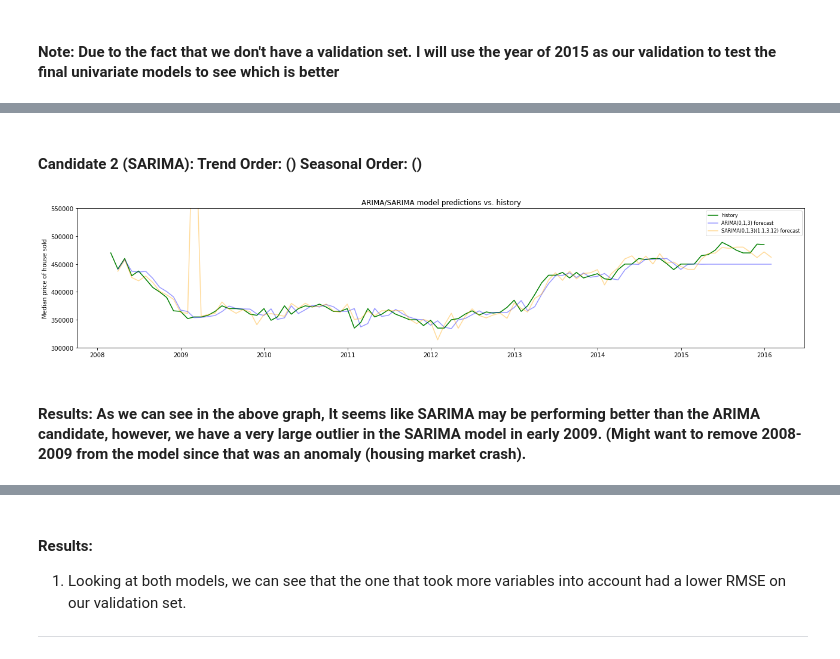
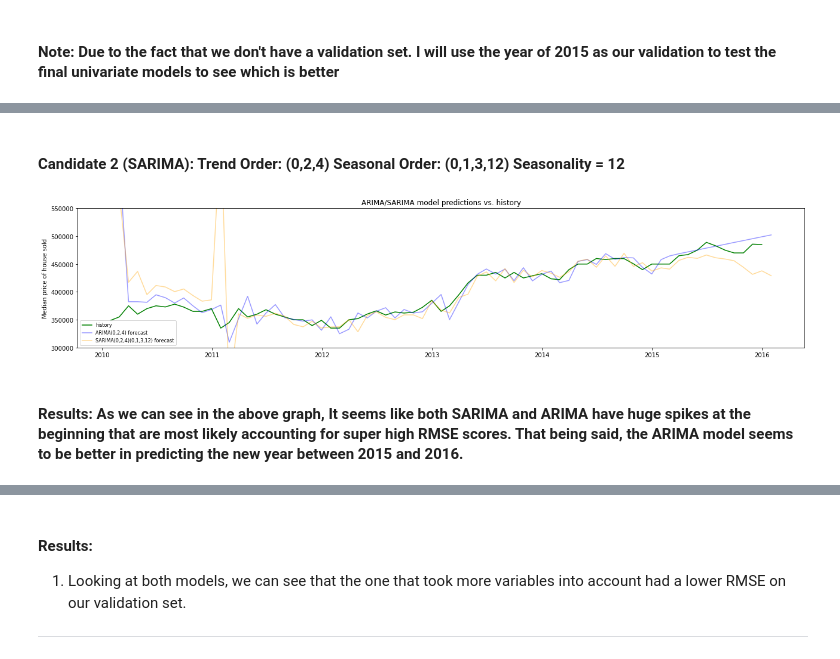
Before and after one commit to ndecavel/zillow-forecasting, a Jupyter notebook: Zillow_Final_Project.ipynb, the cells around one changed output, grey strips where cells are left out. Saved outputs shown, nothing was run; the diff lists cells and outputs as text; code cells hidden in the pictures.

```diff
--- a/Zillow_Final_Project.ipynb
+++ b/Zillow_Final_Project.ipynb
@@ -96 +98,4 @@ Looking at the above graphs, we notice a couple of things:
    ______
+# %%
+df = df[df.index >= '2010-01-01']
+df.shape
@@ -306,33 +323,33 @@ Best Model: ((1, 1, 4), (0, 1, 3, 12)) w/ Score:     632.54
 # %% [markdown]
-#### Candidate 2 (SARIMA): Trend Order: ()   Seasonal Order: ()
+#### Candidate 2 (SARIMA): Trend Order: (0,2,4)   Seasonal Order: (0,1,3,12)   Seasonality = 12
 # %%
 # 5. Plot both Candidates to visually compare the two
 
 # ARIMA Candidate
-mod1 = sm.tsa.statespace.SARIMAX(train_df['MedianSoldPrice'],order=(0,1,4),seasonal_order=(0,0,0,0))
+mod1 = sm.tsa.statespace.SARIMAX(train_df['MedianSoldPrice'],order=(0,2,4),seasonal_order=(0,0,0,0))
 res1 = mod1.fit()
-pred1=res1.predict(start=1, end=len(train_df) + len(valid_df))
+pred1 = res1.predict(start=1, end=len(train_df) + len(valid_df))
 
-# SARIMA Candidate
-mod2 = sm.tsa.statespace.SARIMAX(train_df['MedianSoldPrice'],order=(1,1,4),seasonal_order=(0,1,3,12))
+# SARIMA Candidate 1
+mod2 = sm.tsa.statespace.SARIMAX(train_df['MedianSoldPrice'],order=(0,2,4),seasonal_order=(0,1,3,12))
 res2 = mod2.fit()
-pred2=res2.predict(start=1, end=len(train_df) + len(valid_df))
+pred2 = res2.predict(start=1, end=len(train_df) + len(valid_df))
 
 # Plot
 plt.figure(figsize=(18,4))
 plt.plot(df['MedianSoldPrice'], label='history', color='g')
-plt.plot(pred1, label='ARIMA(0,1,3) forecast', color='b', alpha=0.4)
-plt.plot(pred2, label='SARIMA(0,1,3)(1,1,3,12) forecast', color='orange', alpha=0.4)
+plt.plot(pred1, label='ARIMA(0,2,4) forecast', color='b', alpha=0.4)
+plt.plot(pred2, label='SARIMA(0,2,4)(0,1,3,12) forecast', color='orange', alpha=0.4)
 plt.legend(fontsize=8)
 plt.ylim([300000, 550000])
 plt.title('ARIMA/SARIMA model predictions vs. history')
 plt.ylabel('Median price of house sold')
 plt.tight_layout()
 plt.show()
 # %% [output]
-[figure, old version]
+[figure, new version]
 # %% [markdown]
-#### Results: As we can see in the above graph, It seems like SARIMA may be performing better than the ARIMA candidate, however, we have a very large outlier in the SARIMA model in early 2009. (Might want to remove 2008-2009 from the model since that was an anomaly (housing market crash).
+#### Results: As we can see in the above graph, It seems like both SARIMA and ARIMA have huge spikes at the beginning that are most likely accounting for super high RMSE scores. That being said, the ARIMA model seems to be better in predicting the new year between 2015 and 2016.
 # %%
 # 6. Use cross-validation to compare both models. We chose a 67% split because we wanted to see
 # how our model does over a longer period of time.
```
Also changed, not shown: parts of 28 cells of this notebook.
